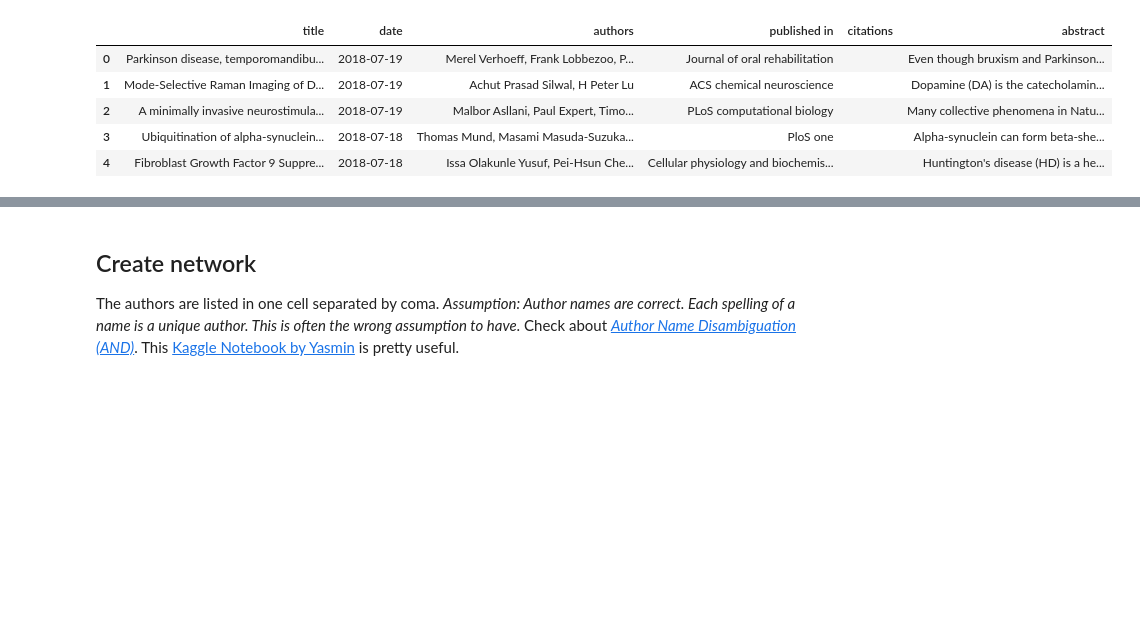
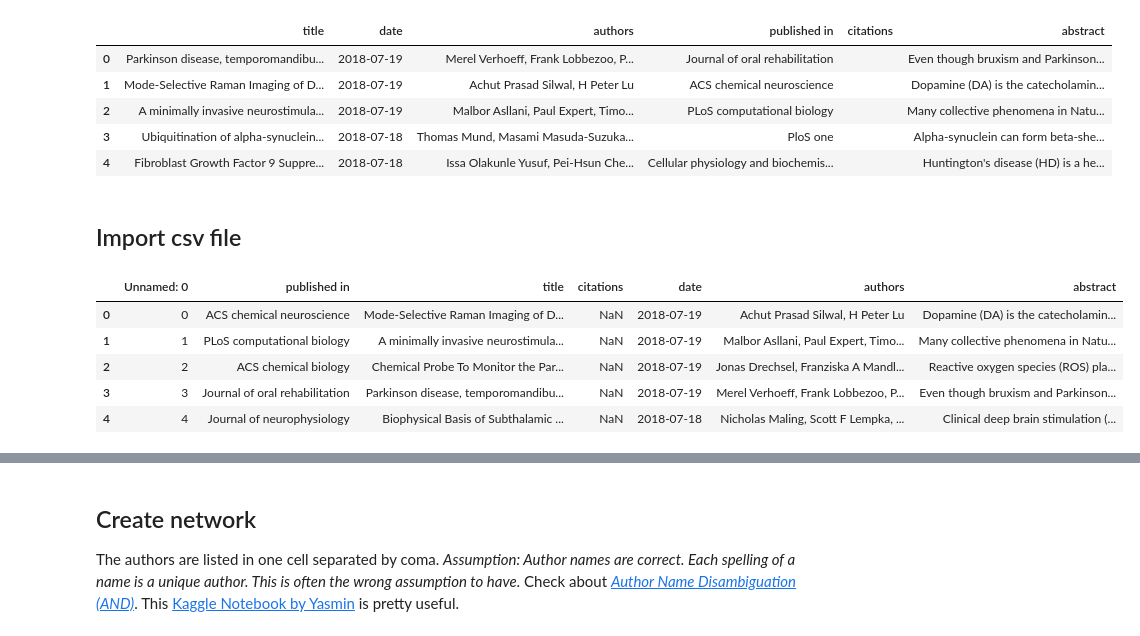
Before and after one commit to methoddatascience/Octans, a Jupyter notebook: co-authorship network.ipynb, the cells around one changed output, grey strips where cells are left out. Cells and saved outputs as stored; diff of their text form; code cells hidden in the pictures; blank space fills up the shorter version.

```diff
--- a/co-authorship network.ipynb
+++ b/co-authorship network.ipynb
@@ -78,3 +78,5 @@ df.head()
 | 2 | A minimally invasive neurostimula... | 2018-07-19 | Malbor Asllani, Paul Expert, Timo... | PLoS computational biology |  | Many collective phenomena in Natu... |
 | 3 | Ubiquitination of alpha-synuclein... | 2018-07-18 | Thomas Mund, Masami Masuda-Suzuka... | PloS one |  | Alpha-synuclein can form beta-she... |
 | 4 | Fibroblast Growth Factor 9 Suppre... | 2018-07-18 | Issa Olakunle Yusuf, Pei-Hsun Che... | Cellular physiology and biochemis... |  | Huntington's disease (HD) is a he... |
+# %% [markdown]
+## Import csv file
@@ -80,0 +85,9 @@ df.head()
+# %%
+df.head()
+# %% [output]
+|  | Unnamed: 0 | published in | title | citations | date | authors | abstract |
+| 0 | 0 | ACS chemical neuroscience | Mode-Selective Raman Imaging of D... | NaN | 2018-07-19 | Achut Prasad Silwal, H Peter Lu | Dopamine (DA) is the catecholamin... |
+| 1 | 1 | PLoS computational biology | A minimally invasive neurostimula... | NaN | 2018-07-19 | Malbor Asllani, Paul Expert, Timo... | Many collective phenomena in Natu... |
+| 2 | 2 | ACS chemical biology | Chemical Probe To Monitor the Par... | NaN | 2018-07-19 | Jonas Drechsel, Franziska A Mandl... | Reactive oxygen species (ROS) pla... |
+| 3 | 3 | Journal of oral rehabilitation | Parkinson disease, temporomandibu... | NaN | 2018-07-19 | Merel Verhoeff, Frank Lobbezoo, P... | Even though bruxism and Parkinson... |
+| 4 | 4 | Journal of neurophysiology | Biophysical Basis of Subthalamic ... | NaN | 2018-07-18 | Nicholas Maling, Scott F Lempka, ... | Clinical deep brain stimulation (... |
```
Also changed, not shown: parts of 26 cells of this notebook, 1 other file.
